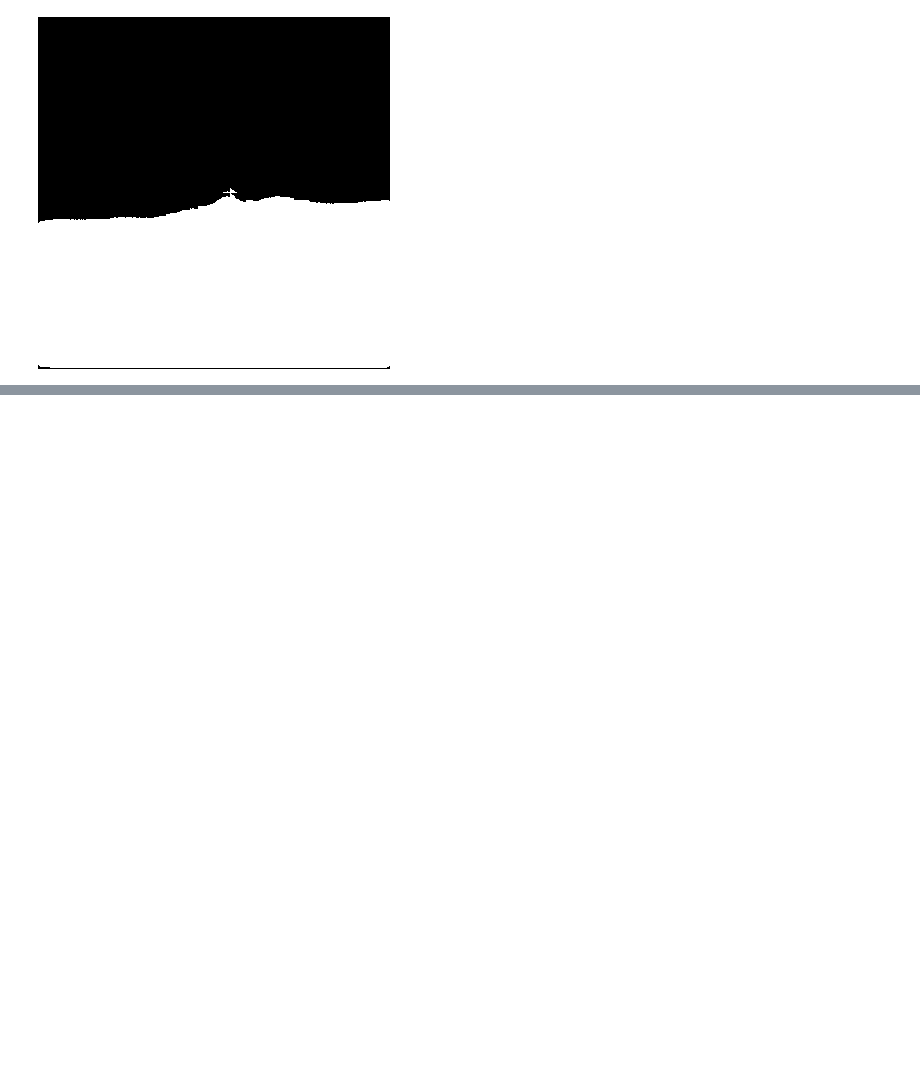
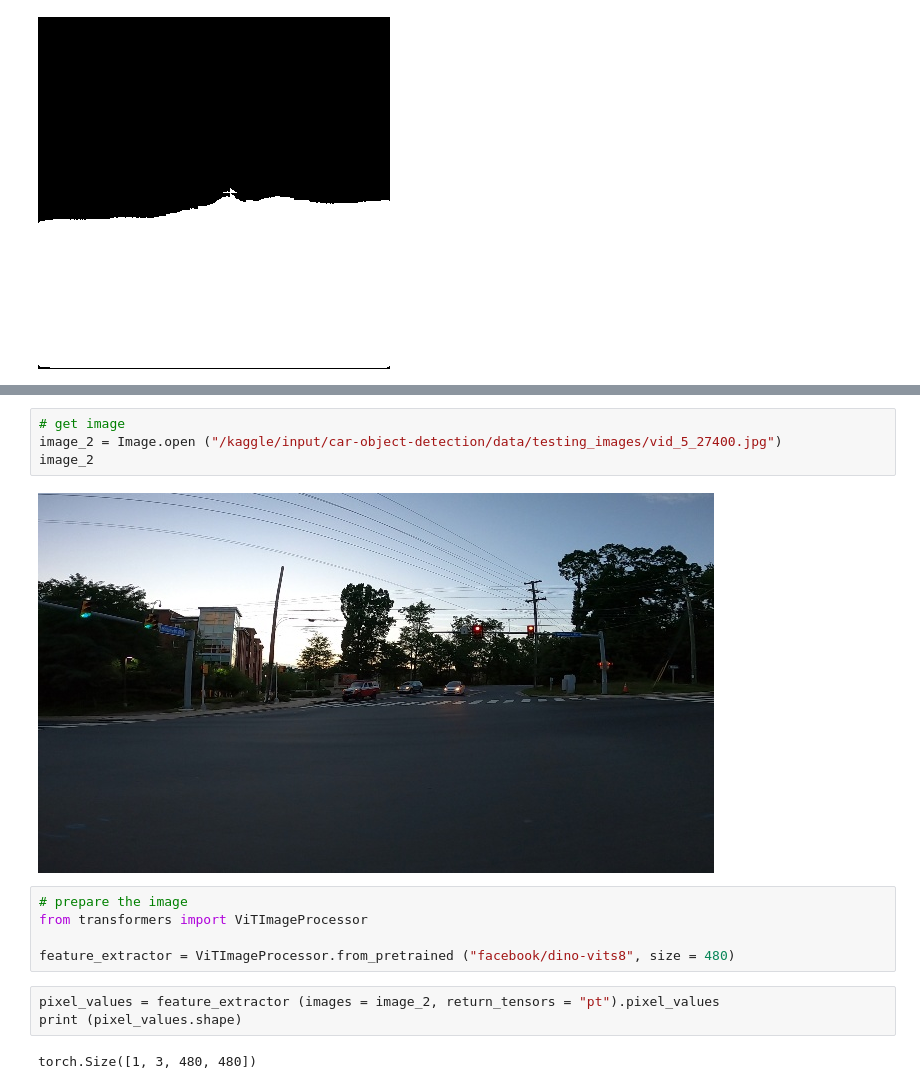
Before and after one commit to AleksandrMorozov123/Computer_vision_architectures, a Jupyter notebook: transformers.ipynb, the cells around one changed output, grey strips where cells are left out. Saved outputs shown, nothing was run; the diff lists cells and outputs as text; blank space fills up the shorter version.

Commit message:
Kaggle Notebook | Transformers | Version 6

```diff
--- a/transformers.ipynb
+++ b/transformers.ipynb
@@ -289,0 +356,16 @@ Image.fromarray (bw_image)
+# %%
+# get image
+image_2 = Image.open ("/kaggle/input/car-object-detection/data/testing_images/vid_5_27400.jpg")
+image_2
+# %% [output]
+[figure, added]
+# %%
+# prepare the image
+from transformers import ViTImageProcessor
+
+feature_extractor = ViTImageProcessor.from_pretrained ("facebook/dino-vits8", size = 480)
+# %%
+pixel_values = feature_extractor (images = image_2, return_tensors = "pt").pixel_values
+print (pixel_values.shape)
+# %% [output]
+torch.Size([1, 3, 480, 480])
```
Also changed, not shown: parts of 7 cells of this notebook.
